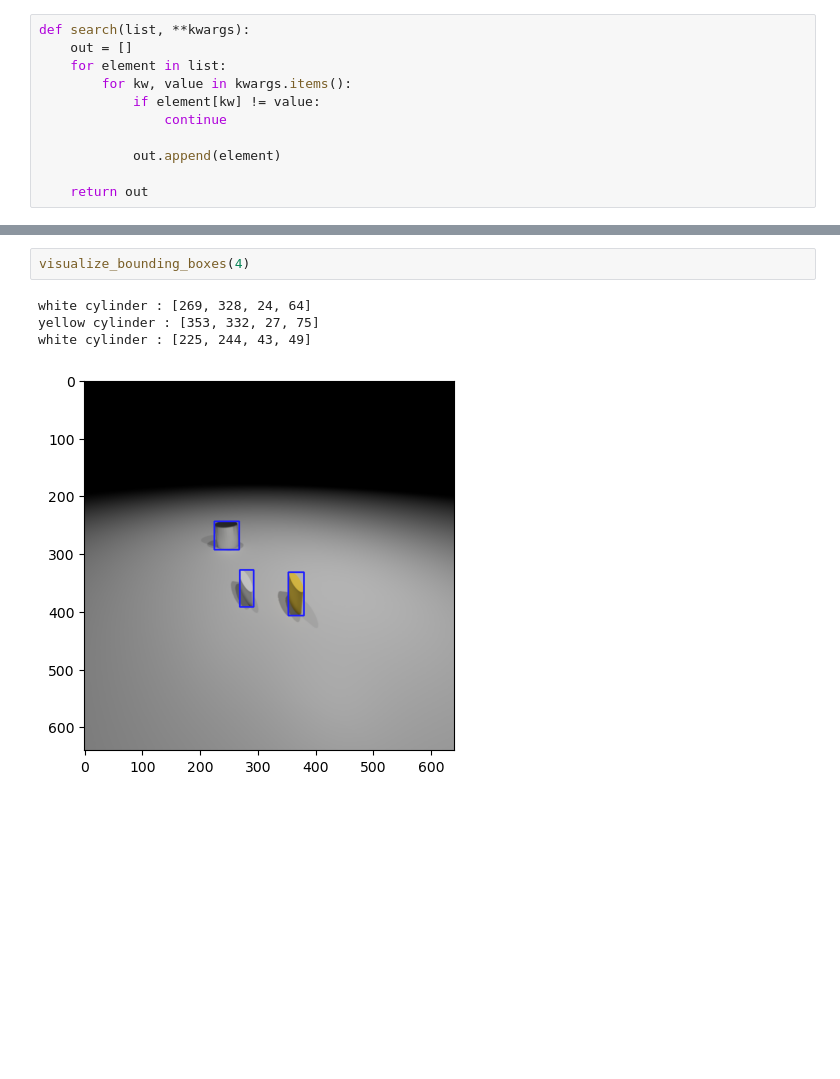
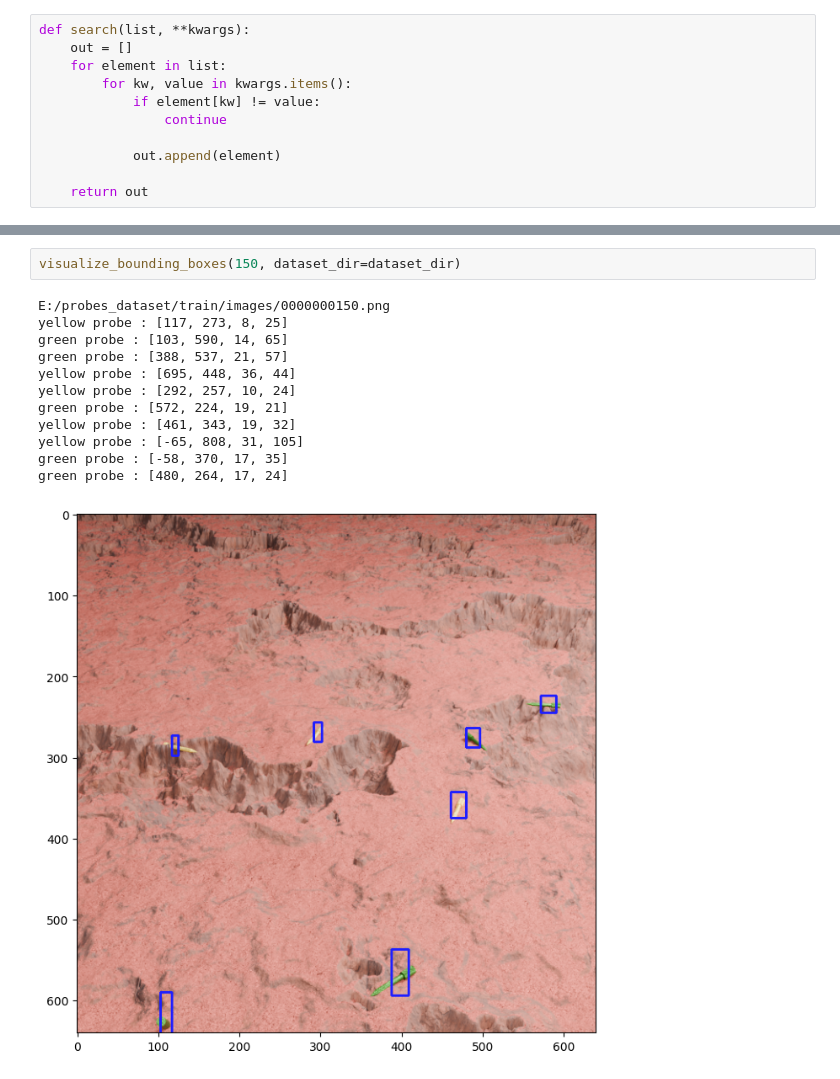
Before and after one commit to M4tt3/SSHAPE_Dataset_generator, a Jupyter notebook: dataset_testing.ipynb, the cells around one changed output, grey strips where cells are left out. Saved outputs shown, nothing was run; the diff lists cells and outputs as text; blank space fills up the shorter version.

```diff
--- a/dataset_testing.ipynb
+++ b/dataset_testing.ipynb
@@ -102,7 +106,15 @@ visualize_segmentation(4)
-# %%
-visualize_bounding_boxes(4)
-# %% [output]
-white cylinder : [269, 328, 24, 64]
-yellow cylinder : [353, 332, 27, 75]
-white cylinder : [225, 244, 43, 49]
-[figure, removed]
+# %%
+visualize_bounding_boxes(150, dataset_dir=dataset_dir)
+# %% [output]
+E:/probes_dataset/train/images/0000000150.png
+yellow probe : [117, 273, 8, 25]
+green probe : [103, 590, 14, 65]
+green probe : [388, 537, 21, 57]
+yellow probe : [695, 448, 36, 44]
+yellow probe : [292, 257, 10, 24]
+green probe : [572, 224, 19, 21]
+yellow probe : [461, 343, 19, 32]
+yellow probe : [-65, 808, 31, 105]
+green probe : [-58, 370, 17, 35]
+green probe : [480, 264, 17, 24]
+[figure, added]
```
Also changed, not shown: parts of 3 cells of this notebook, 5 other files.
